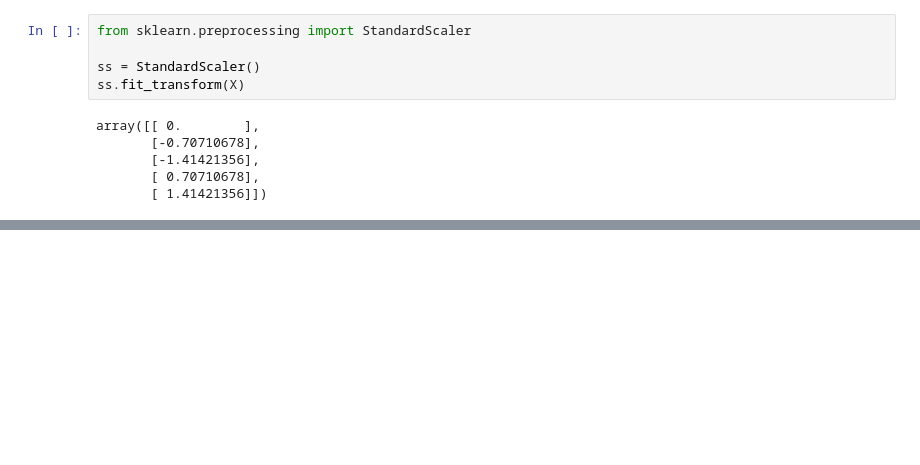
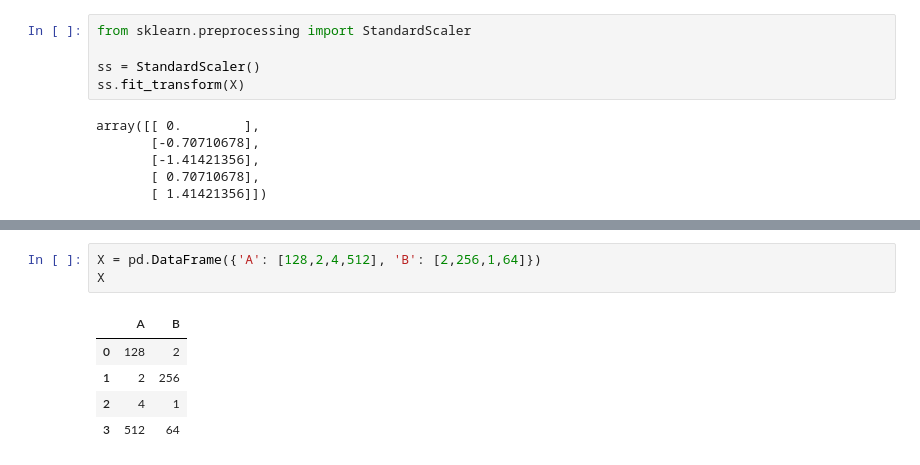
Before and after one commit to AnvayRaj/MLP-Notes, a Jupyter notebook: Week_2.ipynb, the cells around one changed output, grey strips where cells are left out. Saved outputs shown, nothing was run; the diff lists cells and outputs as text; blank space fills up the shorter version.

```diff
--- a/Week_2.ipynb
+++ b/Week_2.ipynb
@@ -209,0 +280,9 @@ array([[ 0.        ],
+# %%
+X = pd.DataFrame({'A': [128,2,4,512], 'B': [2,256,1,64]})
+X
+# %% [output]
+|  | A | B |
+| 0 | 128 | 2 |
+| 1 | 2 | 256 |
+| 2 | 4 | 1 |
+| 3 | 512 | 64 |
```
Also changed, not shown: parts of 26 cells of this notebook.
